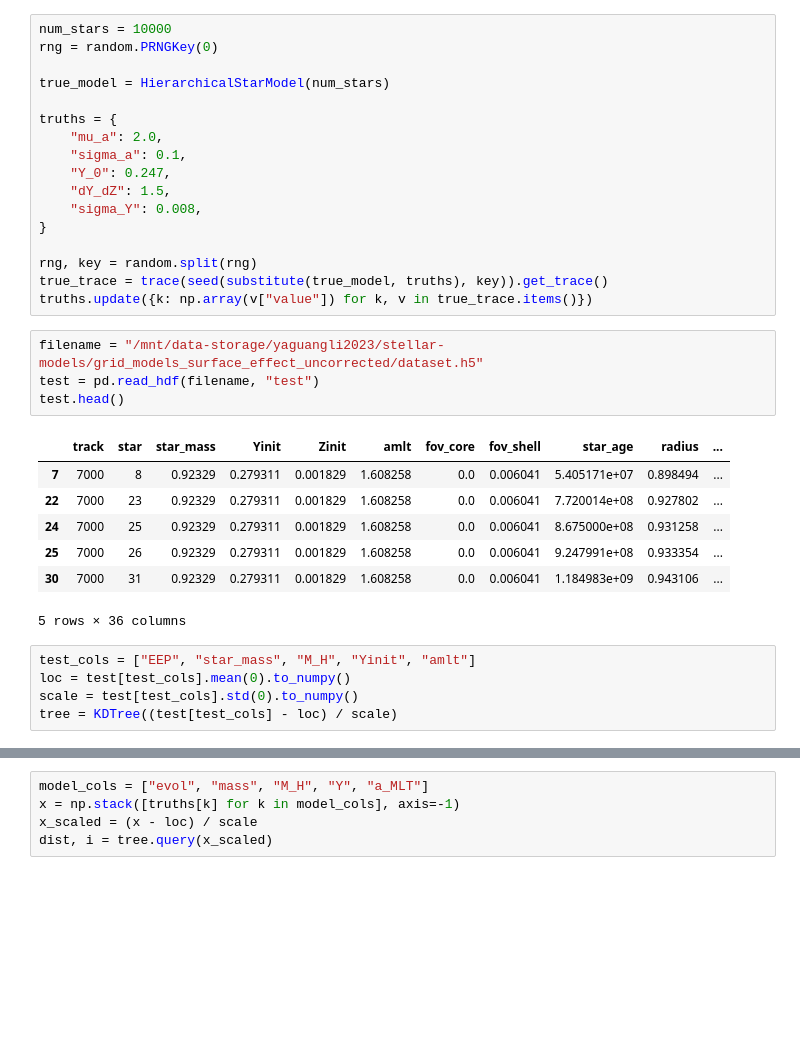
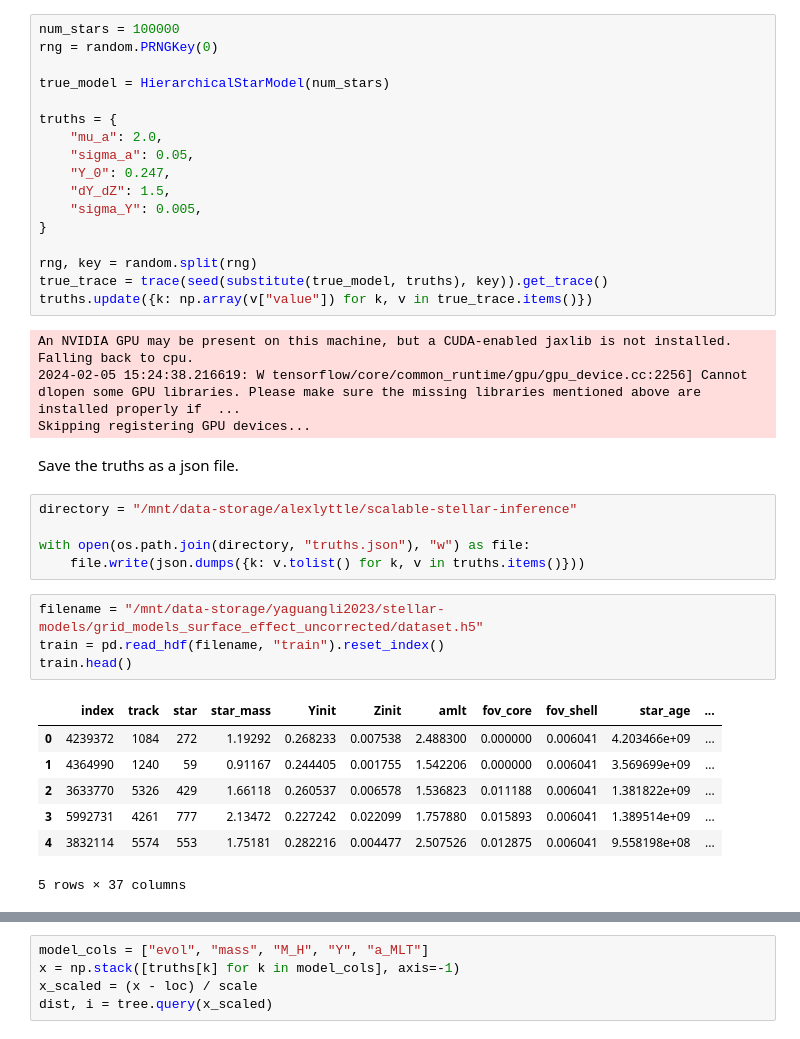
Before and after one commit to alexlyttle/scalable-stellar-inference, a Jupyter notebook: notebook/synthetic-test-stars.ipynb, the cells around one changed output, grey strips where cells are left out. Saved outputs shown, nothing was run; the diff lists cells and outputs as text; blank space fills up the shorter version.

```diff
--- a/notebook/synthetic-test-stars.ipynb
+++ b/notebook/synthetic-test-stars.ipynb
@@ -20,36 +21,42 @@ from celestify.numpyro_models import HierarchicalStarModel
 Holoviews not imported. Some visualizations will not be available.
 PyMultiNest not imported.  MultiNest fits will not work.
 # %%
-num_stars = 10000
+num_stars = 100000
 rng = random.PRNGKey(0)
 
 true_model = HierarchicalStarModel(num_stars)
 
 truths = {
     "mu_a": 2.0,
-    "sigma_a": 0.1,
+    "sigma_a": 0.05,
     "Y_0": 0.247,
     "dY_dZ": 1.5,
-    "sigma_Y": 0.008,
+    "sigma_Y": 0.005,
 }
 
 rng, key = random.split(rng)
 true_trace = trace(seed(substitute(true_model, truths), key)).get_trace()
 truths.update({k: np.array(v["value"]) for k, v in true_trace.items()})
+# %% [output]
+An NVIDIA GPU may be present on this machine, but a CUDA-enabled jaxlib is not installed. Falling back to cpu.
+2024-02-05 15:24:38.216619: W tensorflow/core/common_runtime/gpu/gpu_device.cc:2256] Cannot dlopen some GPU libraries. Please make sure the missing libraries mentioned above are installed properly if  ...
+Skipping registering GPU devices...
+# %% [markdown]
+Save the truths as a json file.
+# %%
+directory = "/mnt/data-storage/alexlyttle/scalable-stellar-inference"
+
+with open(os.path.join(directory, "truths.json"), "w") as file:
+    file.write(json.dumps({k: v.tolist() for k, v in truths.items()}))
 # %%
 filename = "/mnt/data-storage/yaguangli2023/stellar-models/grid_models_surface_effect_uncorrected/dataset.h5"
-test = pd.read_hdf(filename, "test")
-test.head()
+train = pd.read_hdf(filename, "train").reset_index()
+train.head()
 # %% [output]
-|  | track | star | star_mass | Yinit | Zinit | amlt | fov_core | fov_shell | star_age | radius | ... |
-| 7 | 7000 | 8 | 0.92329 | 0.279311 | 0.001829 | 1.608258 | 0.0 | 0.006041 | 5.405171e+07 | 0.898494 | ... |
-| 22 | 7000 | 23 | 0.92329 | 0.279311 | 0.001829 | 1.608258 | 0.0 | 0.006041 | 7.720014e+08 | 0.927802 | ... |
-| 24 | 7000 | 25 | 0.92329 | 0.279311 | 0.001829 | 1.608258 | 0.0 | 0.006041 | 8.675000e+08 | 0.931258 | ... |
-| 25 | 7000 | 26 | 0.92329 | 0.279311 | 0.001829 | 1.608258 | 0.0 | 0.006041 | 9.247991e+08 | 0.933354 | ... |
-| 30 | 7000 | 31 | 0.92329 | 0.279311 | 0.001829 | 1.608258 | 0.0 | 0.006041 | 1.184983e+09 | 0.943106 | ... |
+|  | index | track | star | star_mass | Yinit | Zinit | amlt | fov_core | fov_shell | star_age | ... |
+| 0 | 4239372 | 1084 | 272 | 1.19292 | 0.268233 | 0.007538 | 2.488300 | 0.000000 | 0.006041 | 4.203466e+09 | ... |
+| 1 | 4364990 | 1240 | 59 | 0.91167 | 0.244405 | 0.001755 | 1.542206 | 0.000000 | 0.006041 | 3.569699e+09 | ... |
+| 2 | 3633770 | 5326 | 429 | 1.66118 | 0.260537 | 0.006578 | 1.536823 | 0.011188 | 0.006041 | 1.381822e+09 | ... |
+| 3 | 5992731 | 4261 | 777 | 2.13472 | 0.227242 | 0.022099 | 1.757880 | 0.015893 | 0.006041 | 1.389514e+09 | ... |
+| 4 | 3832114 | 5574 | 553 | 1.75181 | 0.282216 | 0.004477 | 2.507526 | 0.012875 | 0.006041 | 9.558198e+08 | ... |
-5 rows × 36 columns
+5 rows × 37 columns
-# %%
-test_cols = ["EEP", "star_mass", "M_H", "Yinit", "amlt"]
-loc = test[test_cols].mean(0).to_numpy()
-scale = test[test_cols].std(0).to_numpy()
-tree = KDTree((test[test_cols] - loc) / scale)
```
Also changed, not shown: parts of 34 cells of this notebook.
